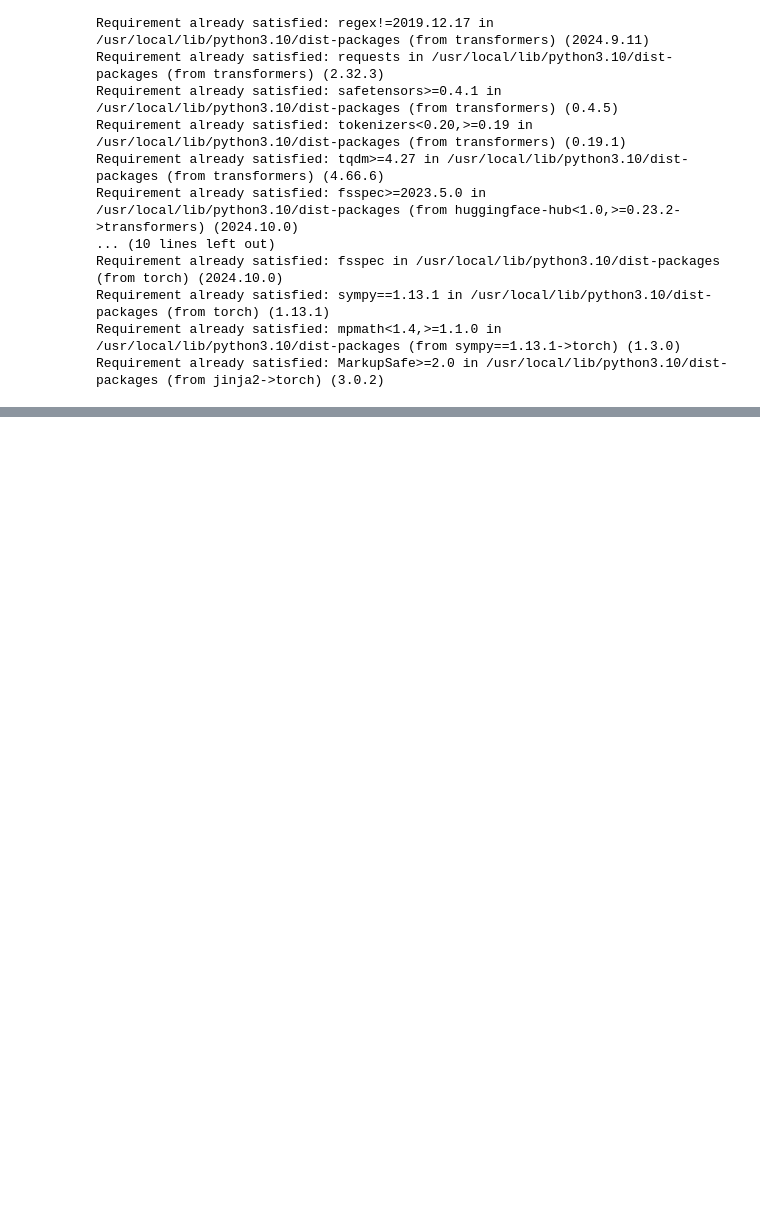
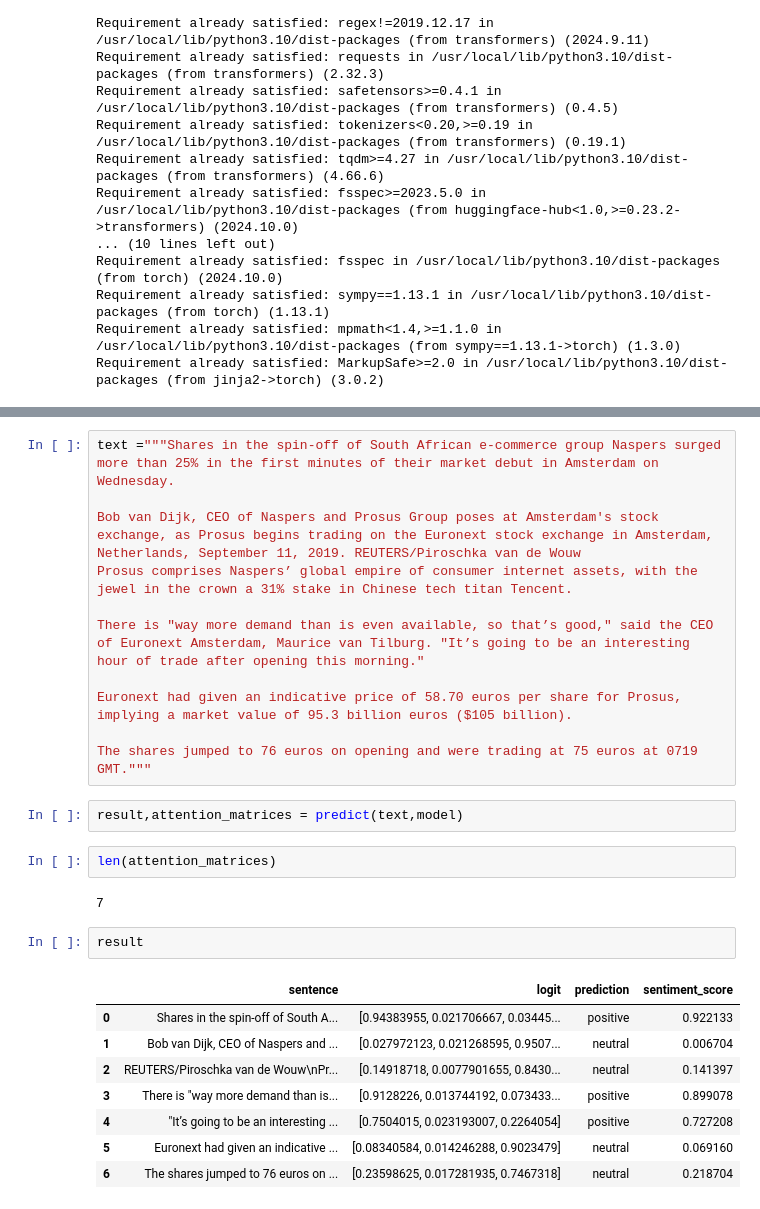
Before and after one commit to AndreYang333/LLMdemo, a Jupyter notebook: FinalAssignment.ipynb, the cells around one changed output, grey strips where cells are left out. Drawn from its saved outputs; the diff is of its cells as text; blank space fills up the shorter version.

```diff
--- a/FinalAssignment.ipynb
+++ b/FinalAssignment.ipynb
@@ -47,0 +119,28 @@ tokenizer.save_pretrained("./local_model_directory")
+# %%
+text ="""Shares in the spin-off of South African e-commerce group Naspers surged more than 25% in the first minutes of their market debut in Amsterdam on Wednesday.
+
+Bob van Dijk, CEO of Naspers and Prosus Group poses at Amsterdam's stock exchange, as Prosus begins trading on the Euronext stock exchange in Amsterdam, Netherlands, September 11, 2019. REUTERS/Piroschka van de Wouw
+Prosus comprises Naspers’ global empire of consumer internet assets, with the jewel in the crown a 31% stake in Chinese tech titan Tencent.
+
+There is "way more demand than is even available, so that’s good," said the CEO of Euronext Amsterdam, Maurice van Tilburg. "It’s going to be an interesting hour of trade after opening this morning."
+
+Euronext had given an indicative price of 58.70 euros per share for Prosus, implying a market value of 95.3 billion euros ($105 billion).
+
+The shares jumped to 76 euros on opening and were trading at 75 euros at 0719 GMT."""
+# %%
+result,attention_matrices = predict(text,model)
+# %%
+len(attention_matrices)
+# %% [output]
+7
+# %%
+result
+# %% [output]
+|  | sentence | logit | prediction | sentiment_score |
+| 0 | Shares in the spin-off of South A... | [0.94383955, 0.021706667, 0.03445... | positive | 0.922133 |
+| 1 | Bob van Dijk, CEO of Naspers and ... | [0.027972123, 0.021268595, 0.9507... | neutral | 0.006704 |
+| 2 | REUTERS/Piroschka van de Wouw\nPr... | [0.14918718, 0.0077901655, 0.8430... | neutral | 0.141397 |
+| 3 | There is "way more demand than is... | [0.9128226, 0.013744192, 0.073433... | positive | 0.899078 |
+| 4 | "It’s going to be an interesting ... | [0.7504015, 0.023193007, 0.2264054] | positive | 0.727208 |
+| 5 | Euronext had given an indicative ... | [0.08340584, 0.014246288, 0.9023479] | neutral | 0.069160 |
+| 6 | The shares jumped to 76 euros on ... | [0.23598625, 0.017281935, 0.7467318] | neutral | 0.218704 |
```
Also changed, not shown: parts of 6 cells of this notebook.
